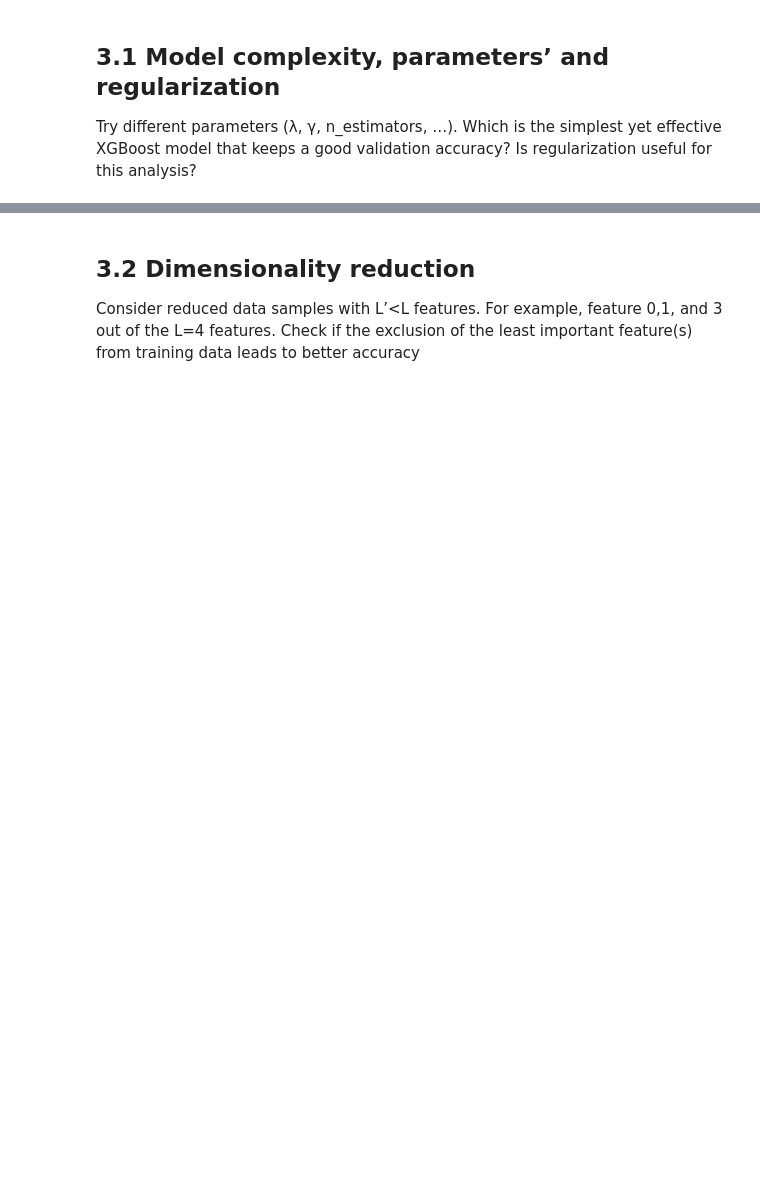
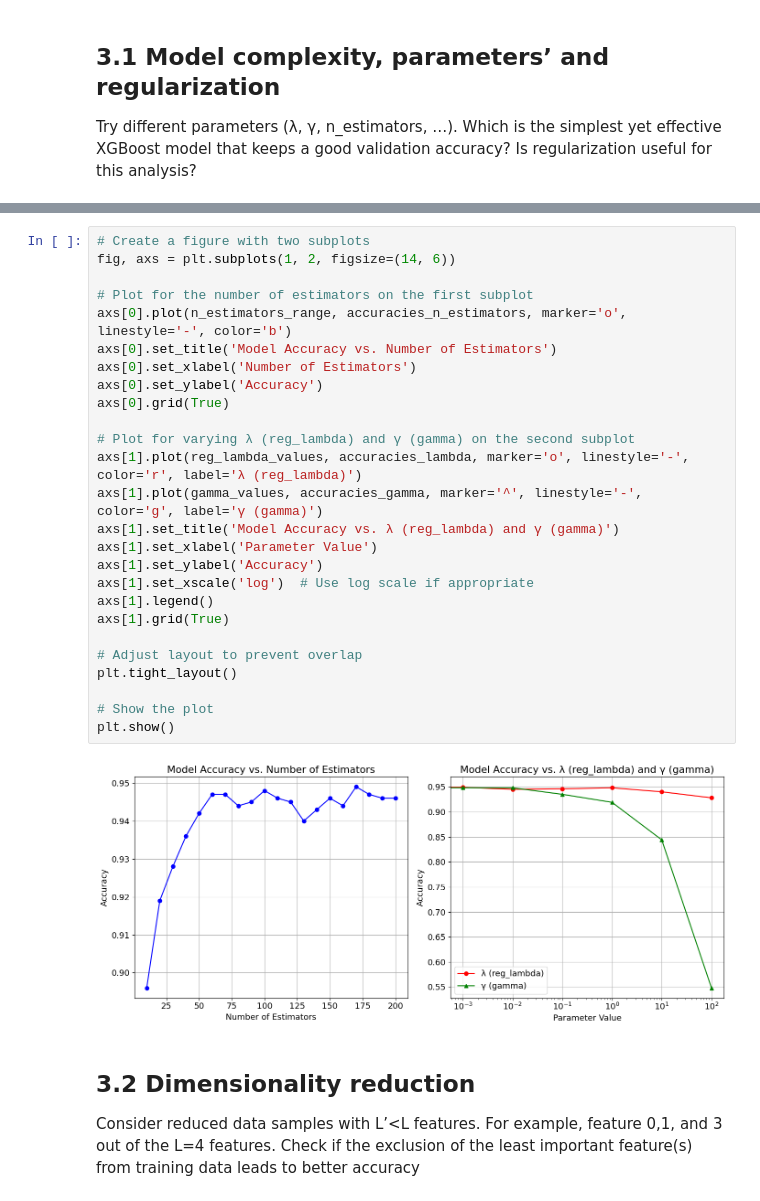
Before and after one commit to lm-schulze/LCP-Mod-B, a Jupyter notebook: Ex3/group2413_exercise3.ipynb, the cells around one changed output, grey strips where cells are left out. Saved outputs shown, nothing was run; the diff lists cells and outputs as text; blank space fills up the shorter version.

```diff
--- a/Ex3/group2413_exercise3.ipynb
+++ b/Ex3/group2413_exercise3.ipynb
@@ -14,3 +122,31 @@ Try different parameters (λ, γ, n_estimators, …). Which is the simplest yet
+# %%
+# Create a figure with two subplots
+fig, axs = plt.subplots(1, 2, figsize=(14, 6))
+
+# Plot for the number of estimators on the first subplot
+axs[0].plot(n_estimators_range, accuracies_n_estimators, marker='o', linestyle='-', color='b')
+axs[0].set_title('Model Accuracy vs. Number of Estimators')
+axs[0].set_xlabel('Number of Estimators')
+axs[0].set_ylabel('Accuracy')
+axs[0].grid(True)
+
+# Plot for varying λ (reg_lambda) and γ (gamma) on the second subplot
+axs[1].plot(reg_lambda_values, accuracies_lambda, marker='o', linestyle='-', color='r', label='λ (reg_lambda)')
+axs[1].plot(gamma_values, accuracies_gamma, marker='^', linestyle='-', color='g', label='γ (gamma)')
+axs[1].set_title('Model Accuracy vs. λ (reg_lambda) and γ (gamma)')
+axs[1].set_xlabel('Parameter Value')
+axs[1].set_ylabel('Accuracy')
+axs[1].set_xscale('log')  # Use log scale if appropriate
+axs[1].legend()
+axs[1].grid(True)
+
+# Adjust layout to prevent overlap
+plt.tight_layout()
+
+# Show the plot
+plt.show()
+# %% [output]
+[figure, added]
 # %% [markdown]
 ## 3.2 Dimensionality reduction
 Consider reduced data samples with L’<L features. For example, feature 0,1, and 3 out of the L=4 features. Check if the exclusion of the least important feature(s) from training data leads to better accuracy
```
Also changed, not shown: parts of 8 cells of this notebook.
